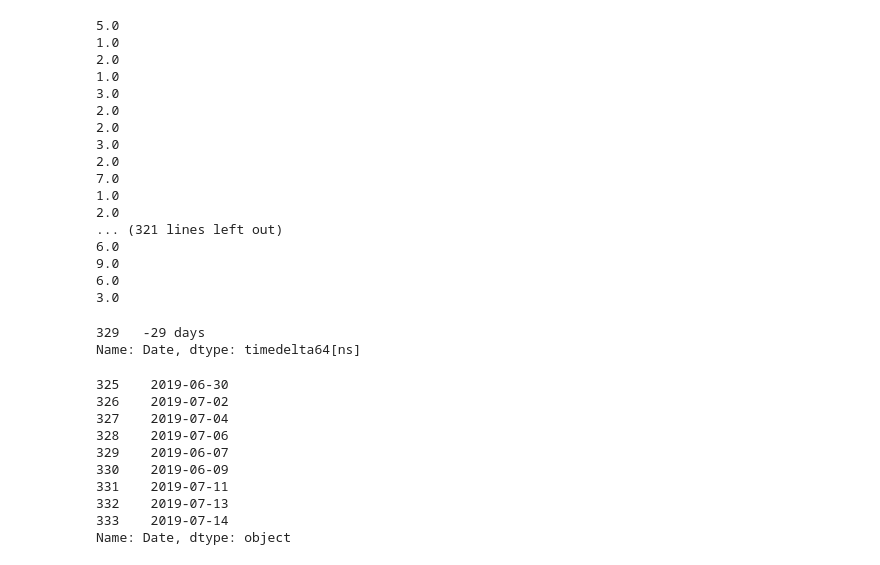
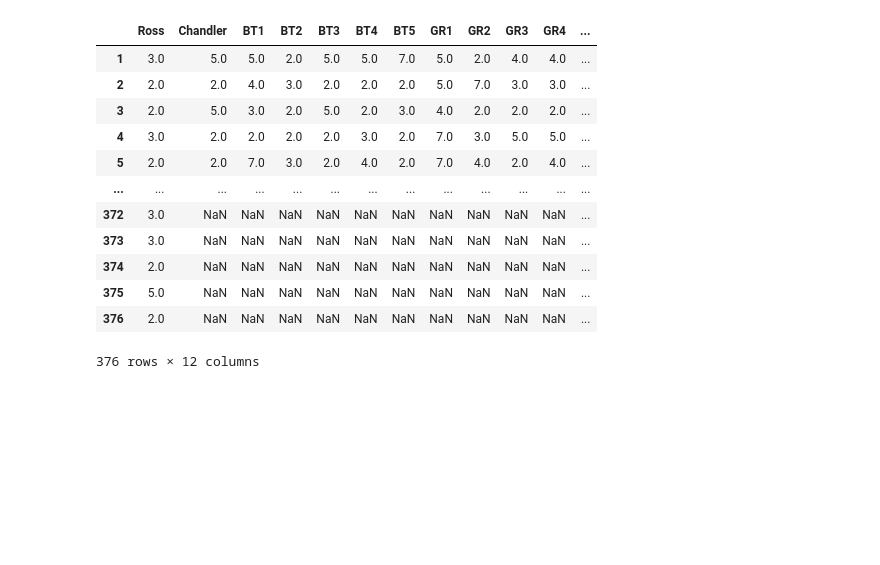
Before and after one commit to Data-Science-in-Business-Fall-2020/final-project-danny_brady_michael, a Jupyter notebook: Final_Project_Code.ipynb, the cells around one changed output. Drawn from its saved outputs; the diff is of its cells as text; code cells hidden in the pictures; blank space fills up the shorter version.

```diff
--- a/Final_Project_Code.ipynb
+++ b/Final_Project_Code.ipynb
@@ -438,45 +408,31 @@ dtype: object
-# %%
-fast = []
-row_num = -1
-for pieces in eat.Chandler:
-    row_num +=1
-    if pieces > 0:
-    #    fast.append(eat.iloc[row_num,0])
-        print(pieces)
-# %% [output]
-5.0
-1.0
-2.0
-1.0
-3.0
-2.0
-2.0
-3.0
-2.0
-7.0
-1.0
-2.0
-... (321 lines left out)
-6.0
-9.0
-6.0
-3.0
-# %%
-days = eat.Date.diff(1)
-days[days.dt.days < 0]
-# %% [output]
-329   -29 days
-Name: Date, dtype: timedelta64[ns]
-# %%
-eat.Date.iloc[324:333]
-# %% [output]
-325    2019-06-30
-326    2019-07-02
-327    2019-07-04
-328    2019-07-06
-329    2019-06-07
-330    2019-06-09
-331    2019-07-11
-332    2019-07-13
-333    2019-07-14
-Name: Date, dtype: object
+# %%
+fast_days = pd.DataFrame()
+fast_data = eat.iloc[:,1:-2]
+for i in fast_data.columns:
+    data = fast_data[i]
+    data = pd.concat([eat.Date,data], axis = 1)
+    fast = []
+    row_num = -1
+    for pieces in data.iloc[:,1]:
+        row_num +=1
+        if pieces > 0:
+            fast.append(data.iloc[row_num,0])
+    fast = pd.Series(fast, name = i).diff(1).dt.days
+    #fast = pd.Series(fast, name = i)
+    fast_days = pd.concat([fast_days, fast], axis = 1)
+fast_days = fast_days[1:]
+fast_days
+# %% [output]
+|  | Ross | Chandler | BT1 | BT2 | BT3 | BT4 | BT5 | GR1 | GR2 | GR3 | GR4 | ... |
+| 1 | 3.0 | 5.0 | 5.0 | 2.0 | 5.0 | 5.0 | 7.0 | 5.0 | 2.0 | 4.0 | 4.0 | ... |
+| 2 | 2.0 | 2.0 | 4.0 | 3.0 | 2.0 | 2.0 | 2.0 | 5.0 | 7.0 | 3.0 | 3.0 | ... |
+| 3 | 2.0 | 5.0 | 3.0 | 2.0 | 5.0 | 2.0 | 3.0 | 4.0 | 2.0 | 2.0 | 2.0 | ... |
+| 4 | 3.0 | 2.0 | 2.0 | 2.0 | 2.0 | 3.0 | 2.0 | 7.0 | 3.0 | 5.0 | 5.0 | ... |
+| 5 | 2.0 | 2.0 | 7.0 | 3.0 | 2.0 | 4.0 | 2.0 | 7.0 | 4.0 | 2.0 | 4.0 | ... |
+| ... | ... | ... | ... | ... | ... | ... | ... | ... | ... | ... | ... | ... |
+| 372 | 3.0 | NaN | NaN | NaN | NaN | NaN | NaN | NaN | NaN | NaN | NaN | ... |
+| 373 | 3.0 | NaN | NaN | NaN | NaN | NaN | NaN | NaN | NaN | NaN | NaN | ... |
+| 374 | 2.0 | NaN | NaN | NaN | NaN | NaN | NaN | NaN | NaN | NaN | NaN | ... |
+| 375 | 5.0 | NaN | NaN | NaN | NaN | NaN | NaN | NaN | NaN | NaN | NaN | ... |
+| 376 | 2.0 | NaN | NaN | NaN | NaN | NaN | NaN | NaN | NaN | NaN | NaN | ... |
+376 rows × 12 columns
```
Also changed, not shown: parts of 6 cells of this notebook.
